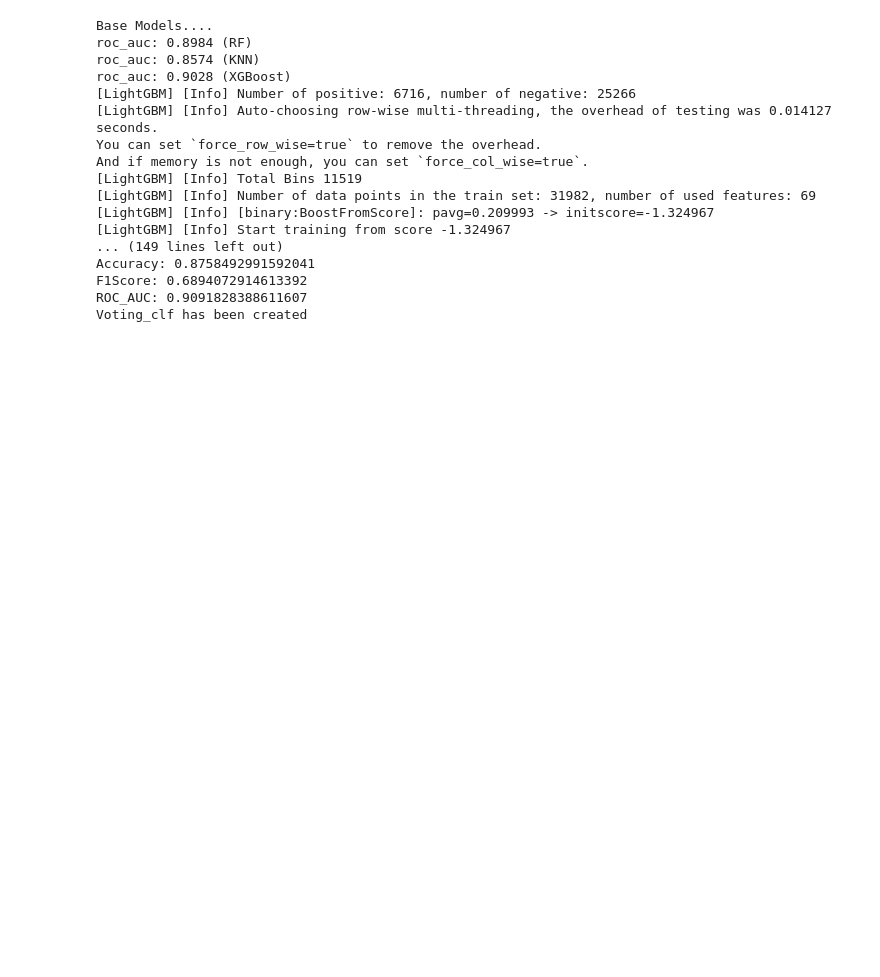
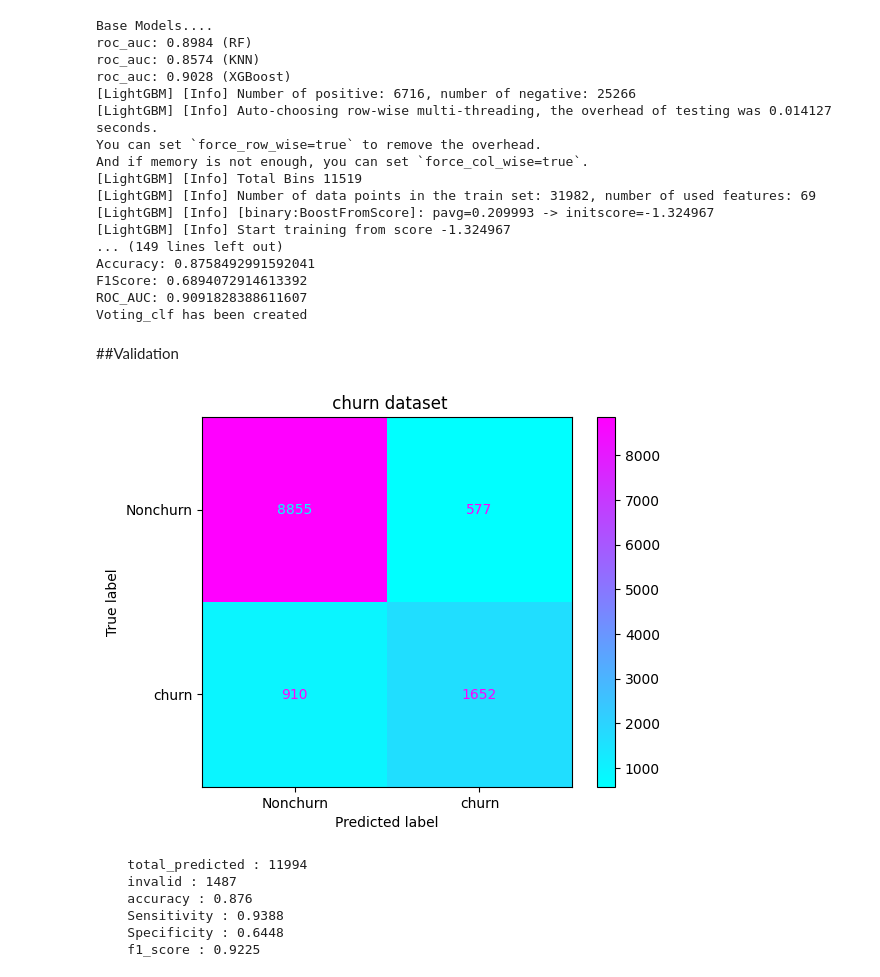
Before and after one commit to salihdegrli/churn_analysis, a Jupyter notebook: churn_analysis_pipeline.ipynb, the cells around one changed output. Cells and saved outputs as stored; diff of their text form; code cells hidden in the pictures; blank space fills up the shorter version.

Commit message:
validation added

```diff
--- a/churn_analysis_pipeline.ipynb
+++ b/churn_analysis_pipeline.ipynb
@@ -534,3 +267,54 @@ Accuracy: 0.8758492991592041
 F1Score: 0.6894072914613392
 ROC_AUC: 0.9091828388611607
 Voting_clf has been created
+# %% [markdown]
+##Validation
+# %%
+def conf_matrix(preds, labels,problem_name):
+
+    conf_max = metrics.confusion_matrix(labels, preds)
+    metrics.ConfusionMatrixDisplay.from_predictions(labels,
+                          y_pred,
+                          normalize=None,
+                          cmap="cool",
+                          display_labels=[f'Non{problem_name}', f'{problem_name}'])#.figure_.savefig(f'{Problem_name}_CM/{round(k,2)}treshold.jpg', dpi=300)
+
+    TP = conf_max[0][0]
+    FN = conf_max[0][1]
+    FP = conf_max[1][0]
+    TN = conf_max[1][1]
+    total_predicted = len(labels)
+    invalid = FP+FN
+    accuracy= (TP+TN)/len(labels)
+    recall = TP/(TP+FP)
+    Sensitivity =  TP / (TP + FN)
+    Specificity = TN / (TN + FP)
+    f1_score = 2*(Sensitivity*recall)/(Sensitivity+recall)
+    header = problem_name
+    pl.title(f' {header} dataset')
+    pl.show()
+    print('''    total_predicted : {}
+    invalid : {}
+    accuracy : {}
+    Sensitivity : {}
+    Specificity : {}
+    f1_score : {}'''.format(total_predicted,
+                          invalid,
+                          round(accuracy,4),
+                          round(Sensitivity,4),
+                          round(Specificity,4),
+                          round(f1_score,4)))
+# %%
+loaded_model = joblib.load('voting_clf_churn.pkl')
+# %%
+y_pred = loaded_model.predict(X_test)
+# %%
+conf_matrix(y_pred, y_test,"churn")
+# %% [output]
+[figure, added]
+    total_predicted : 11994
+    invalid : 1487
+    accuracy : 0.876
+    Sensitivity : 0.9388
+    Specificity : 0.6448
+    f1_score : 0.9225
```
Also changed, not shown: parts of 15 cells of this notebook.
